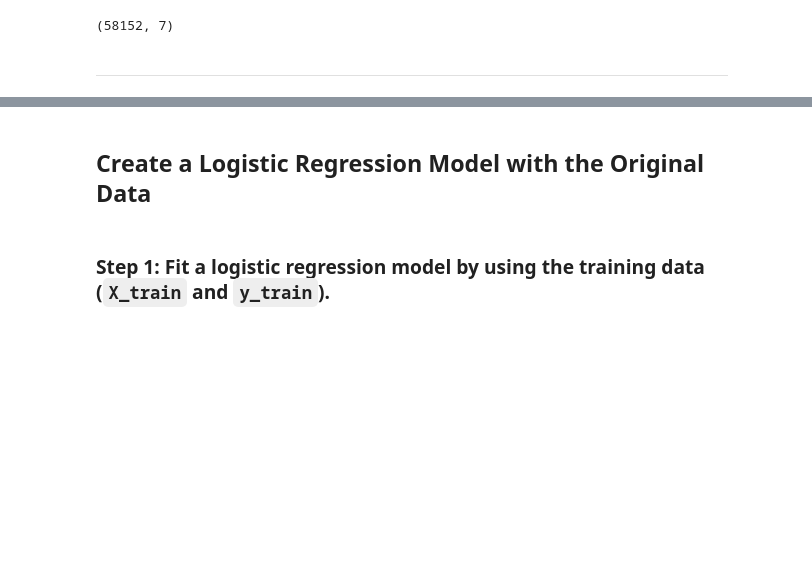
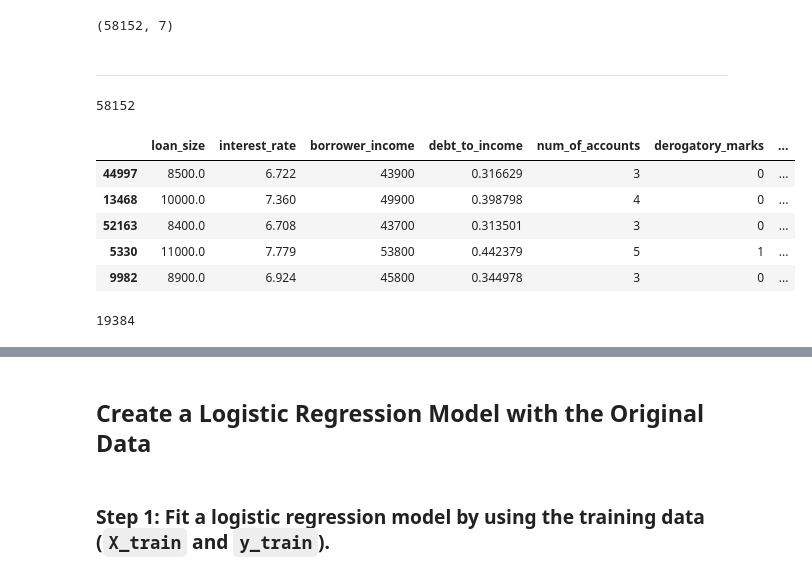
Before and after one commit to rchascall/credit-risk-classification, a Jupyter notebook: Credit_Risk/credit_risk_classification.ipynb, the cells around one changed output, grey strips where cells are left out. Saved outputs shown, nothing was run; the diff lists cells and outputs as text; code cells hidden in the pictures; blank space fills up the shorter version.

```diff
--- a/Credit_Risk/credit_risk_classification.ipynb
+++ b/Credit_Risk/credit_risk_classification.ipynb
@@ -99,3 +99,23 @@ X_train.shape
 (58152, 7)
 # %% [markdown]
 ---
+# %%
+# Get count of training set
+len(X_train)
+# %% [output]
+58152
+# %%
+# Display training set
+X_train.head()
+# %% [output]
+|  | loan_size | interest_rate | borrower_income | debt_to_income | num_of_accounts | derogatory_marks | ... |
+| 44997 | 8500.0 | 6.722 | 43900 | 0.316629 | 3 | 0 | ... |
+| 13468 | 10000.0 | 7.360 | 49900 | 0.398798 | 4 | 0 | ... |
+| 52163 | 8400.0 | 6.708 | 43700 | 0.313501 | 3 | 0 | ... |
+| 5330 | 11000.0 | 7.779 | 53800 | 0.442379 | 5 | 1 | ... |
+| 9982 | 8900.0 | 6.924 | 45800 | 0.344978 | 3 | 0 | ... |
+# %%
+# Get count of test set
+len(X_test)
+# %% [output]
+19384
```
Also changed, not shown: parts of 5 cells of this notebook.
